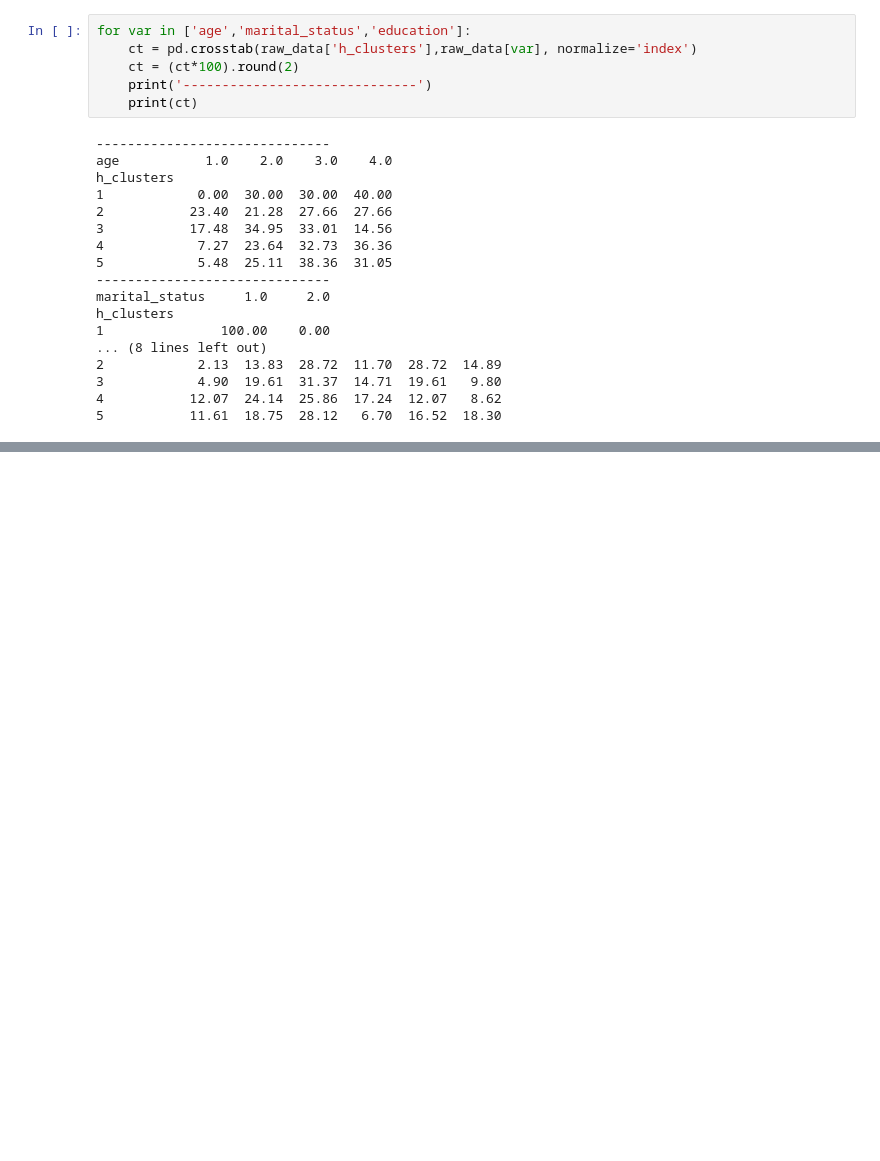
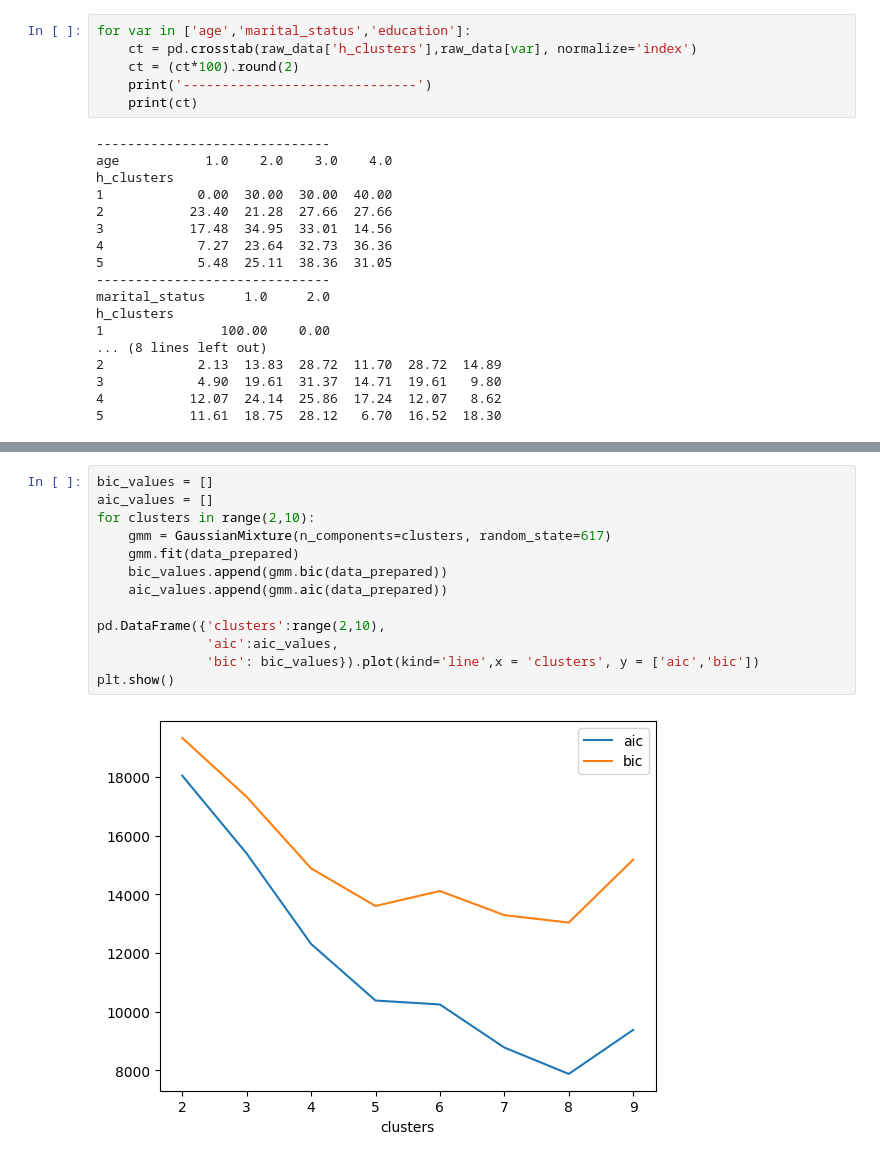
Before and after one commit to AtharvTungatkar/MBA-DAT-617-Data-Science-for-Business, a Jupyter notebook: In Class/clustering.ipynb, the cells around one changed output, grey strips where cells are left out. Saved outputs shown, nothing was run; the diff lists cells and outputs as text; blank space fills up the shorter version.

```diff
--- a/In Class/clustering.ipynb
+++ b/In Class/clustering.ipynb
@@ -182,0 +238,15 @@ h_clusters
+# %%
+bic_values = []
+aic_values = []
+for clusters in range(2,10):
+    gmm = GaussianMixture(n_components=clusters, random_state=617)
+    gmm.fit(data_prepared)
+    bic_values.append(gmm.bic(data_prepared))
+    aic_values.append(gmm.aic(data_prepared))
+
+pd.DataFrame({'clusters':range(2,10),
+              'aic':aic_values,
+              'bic': bic_values}).plot(kind='line',x = 'clusters', y = ['aic','bic'])
+plt.show()
+# %% [output]
+[figure, added]
```
Also changed, not shown: parts of 15 cells of this notebook, 3 other files.
